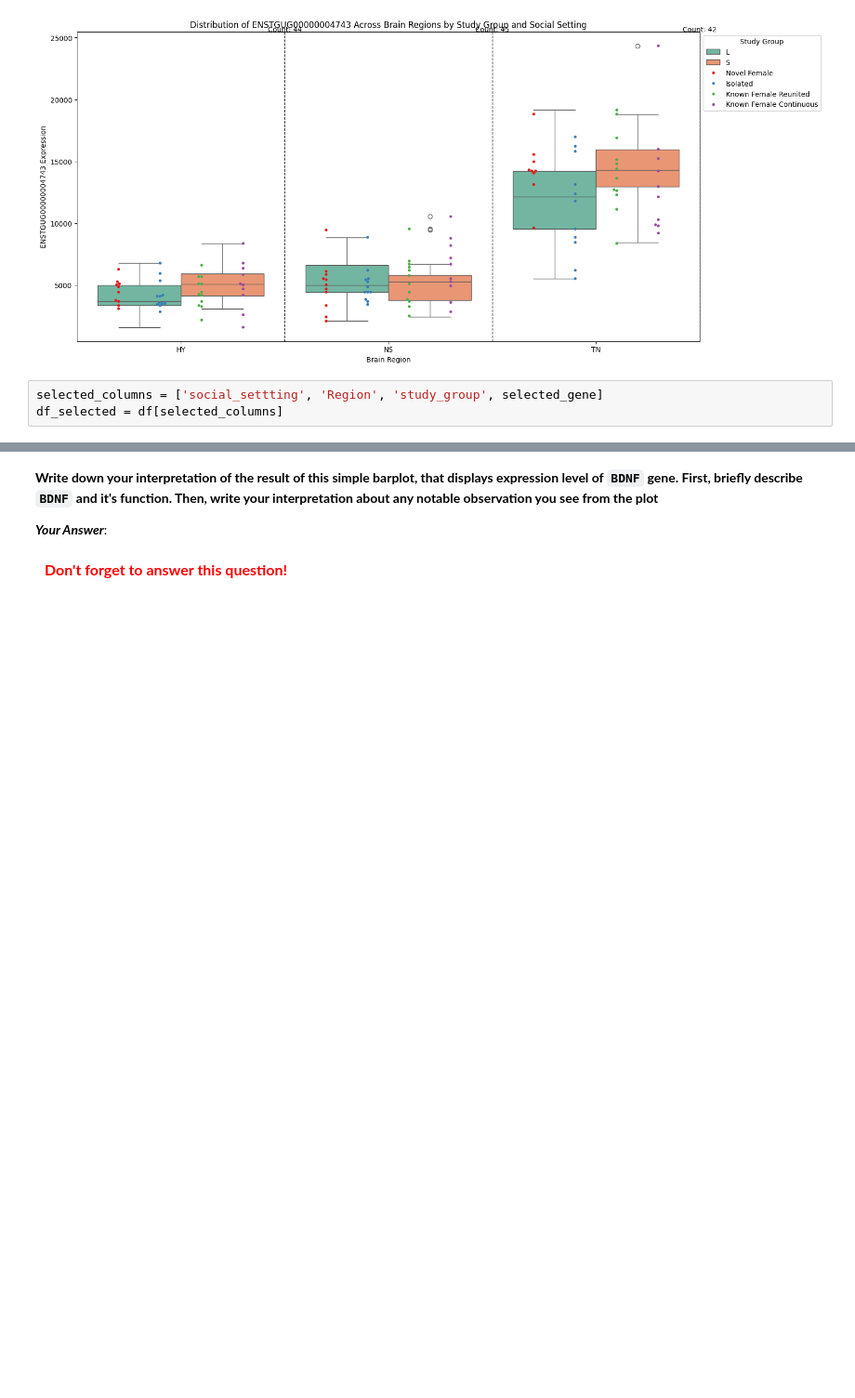
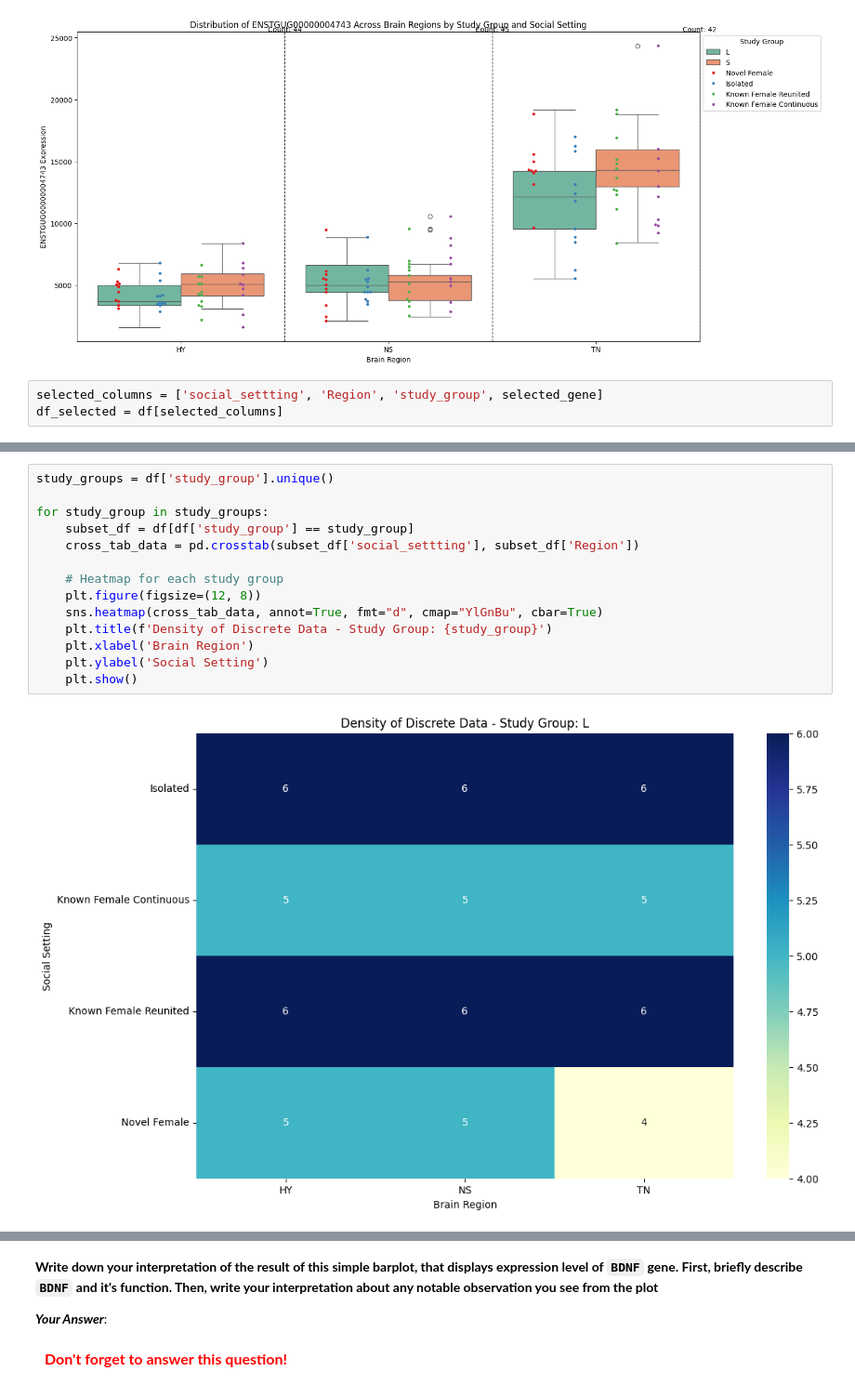
Before and after one commit to mjmaher987/Bioinformatics-Project, a Jupyter notebook: Task 3/SongBirdStudy.ipynb, the cells around one changed output, grey strips where cells are left out. Shown at 93% size. Drawn from its saved outputs; the diff is of its cells as text; blank space fills up the shorter version.

```diff
--- a/Task 3/SongBirdStudy.ipynb
+++ b/Task 3/SongBirdStudy.ipynb
@@ -575,0 +514,16 @@ df_selected = df[selected_columns]
+# %%
+study_groups = df['study_group'].unique()
+
+for study_group in study_groups:
+    subset_df = df[df['study_group'] == study_group]
+    cross_tab_data = pd.crosstab(subset_df['social_settting'], subset_df['Region'])
+
+    # Heatmap for each study group
+    plt.figure(figsize=(12, 8))
+    sns.heatmap(cross_tab_data, annot=True, fmt="d", cmap="YlGnBu", cbar=True)
+    plt.title(f'Density of Discrete Data - Study Group: {study_group}')
+    plt.xlabel('Brain Region')
+    plt.ylabel('Social Setting')
+    plt.show()
+# %% [output]
+[figure, added]
```
Also changed, not shown: parts of 48 cells of this notebook.
